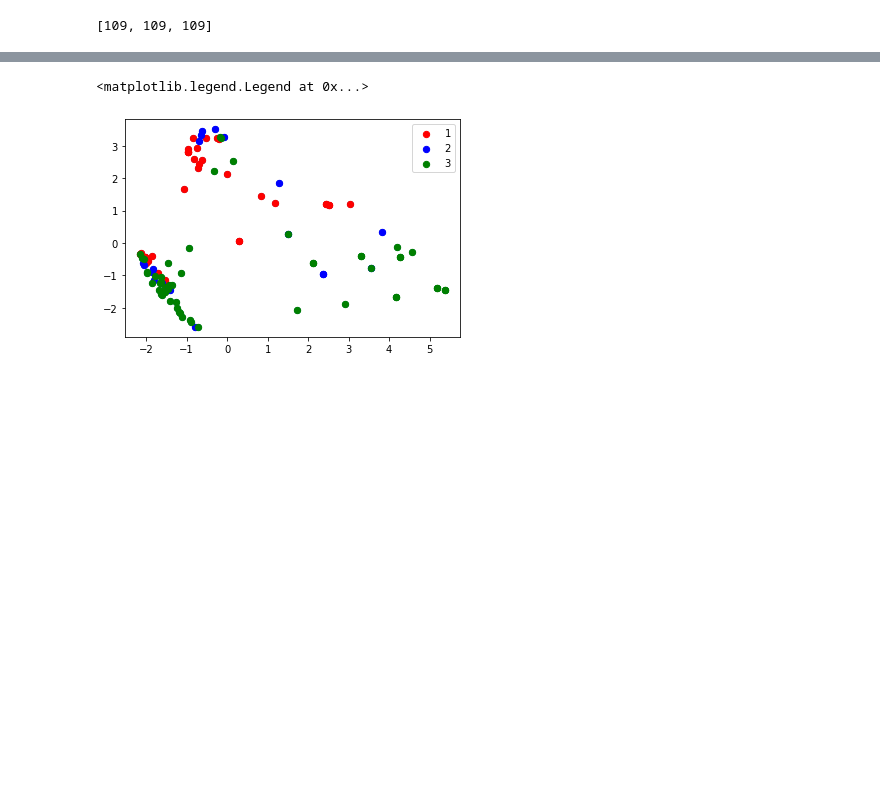
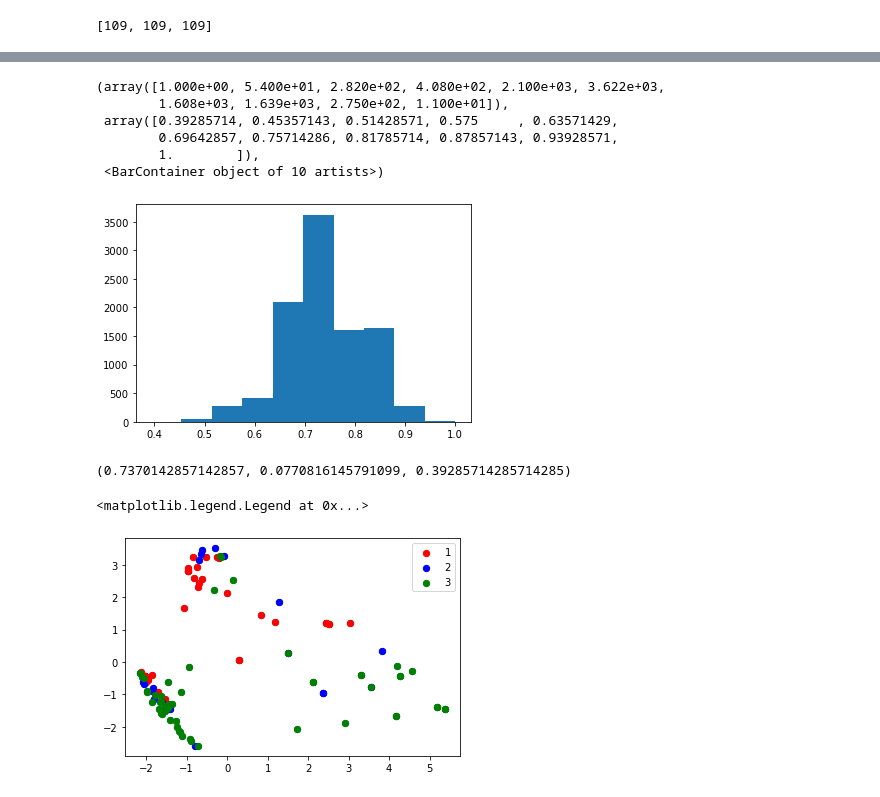
Before and after one commit to deeprob/ThioesteraseEnzymeSpecificity, a Jupyter notebook: Pickle_file_generate.ipynb, the cells around one changed output, grey strips where cells are left out. Drawn from its saved outputs; the diff is of its cells as text; code cells hidden in the pictures; blank space fills up the shorter version.

Commit message:
PosModelMinScore

```diff
--- a/Pickle_file_generate.ipynb
+++ b/Pickle_file_generate.ipynb
@@ -18,0 +24,6 @@ X,y = file[1],file[2]
+# %%
+def get_testscore(state):
+    X_train, X_test, y_train, y_test = train_test_split(X, y,random_state=state)
+    pipe = Pipeline([('svc', SVC(kernel='linear'))])
+    pipe.fit(X_train, y_train)
+    return pipe.score(X_test, y_test)
@@ -18,0 +48,9 @@ X,y = file[1],file[2]
+# %%
+%%time
+accs=[]
+for i in range(10000):
+    acc = get_testscore(i)
+    accs.append(acc)
+
+    if i%1000==0:
+        print(min(accs))
@@ -19,3 +70,17 @@ X,y = file[1],file[2]
+# %%
+plt.hist(accs)
+# %% [output]
+(array([1.000e+00, 5.400e+01, 2.820e+02, 4.080e+02, 2.100e+03, 3.622e+03,
+        1.608e+03, 1.639e+03, 2.750e+02, 1.100e+01]),
+ array([0.39285714, 0.45357143, 0.51428571, 0.575     , 0.63571429,
+        0.69642857, 0.75714286, 0.81785714, 0.87857143, 0.93928571,
+        1.        ]),
+ <BarContainer object of 10 artists>)
+[figure, added]
+# %%
+np.mean(accs),np.std(accs),min(accs)
+# %% [output]
+(0.7370142857142857, 0.0770816145791099, 0.39285714285714285)
 # %%
 def pca(X_arr,components):
     pca = PCA(n_components=components)
```
Also changed, not shown: parts of 6 cells of this notebook.
